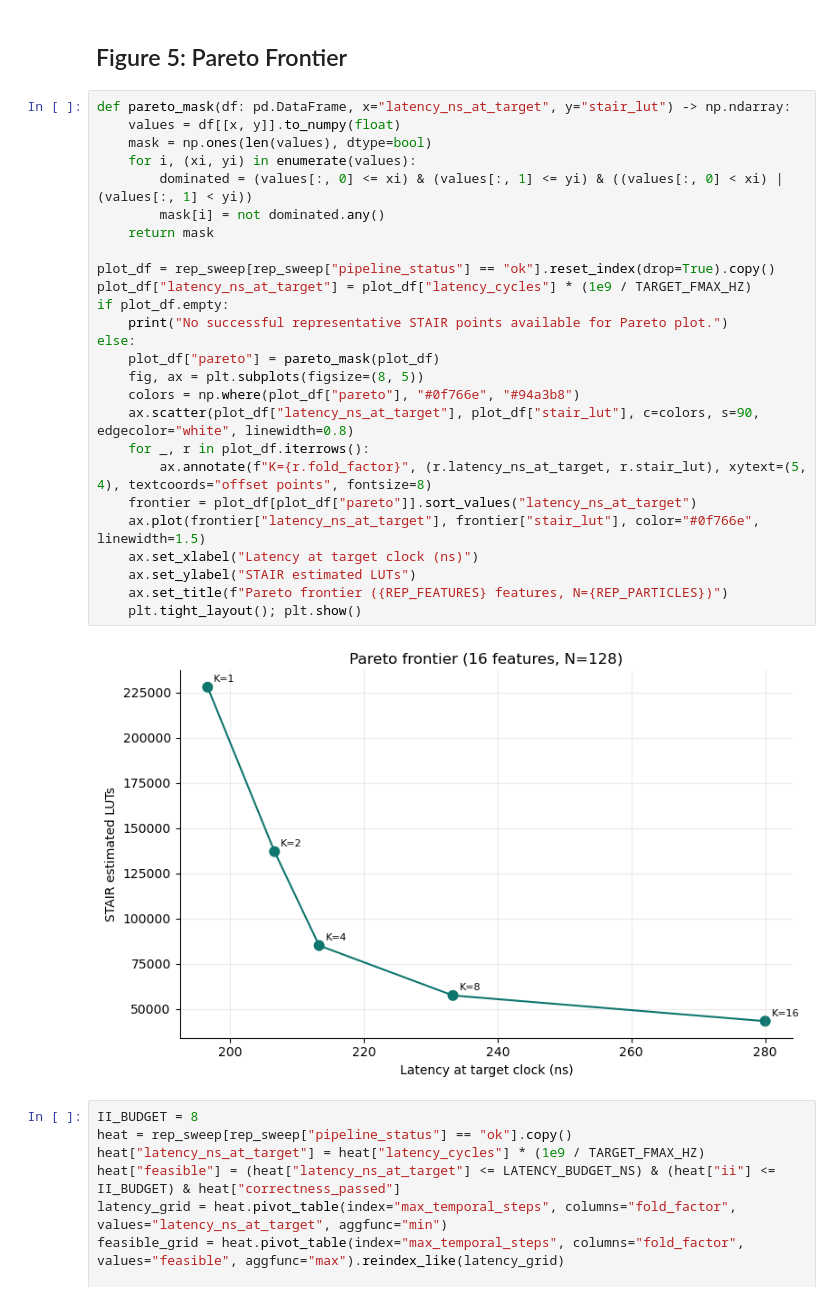
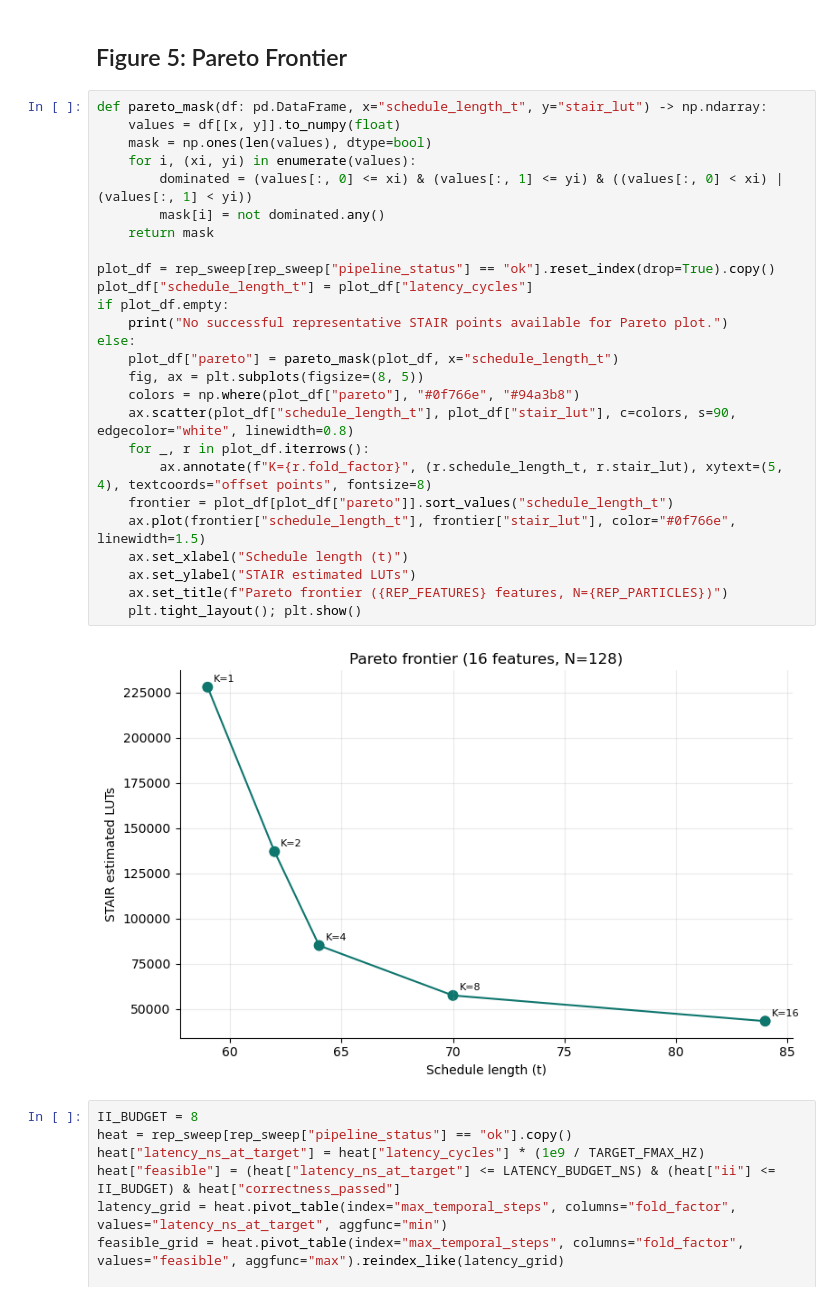
Before and after one commit to SriV04/STAIR, a Jupyter notebook: notebooks/stair_evaluation_graphs.ipynb, the cells around one changed output. Cells and saved outputs as stored; diff of their text form.

```diff
--- a/notebooks/stair_evaluation_graphs.ipynb
+++ b/notebooks/stair_evaluation_graphs.ipynb
@@ -608,33 +608,33 @@ plt.tight_layout(); plt.show()
 # %% [markdown]
 ## Figure 5: Pareto Frontier
 # %%
-def pareto_mask(df: pd.DataFrame, x="latency_ns_at_target", y="stair_lut") -> np.ndarray:
+def pareto_mask(df: pd.DataFrame, x="schedule_length_t", y="stair_lut") -> np.ndarray:
     values = df[[x, y]].to_numpy(float)
     mask = np.ones(len(values), dtype=bool)
     for i, (xi, yi) in enumerate(values):
         dominated = (values[:, 0] <= xi) & (values[:, 1] <= yi) & ((values[:, 0] < xi) | (values[:, 1] < yi))
         mask[i] = not dominated.any()
     return mask
 
 plot_df = rep_sweep[rep_sweep["pipeline_status"] == "ok"].reset_index(drop=True).copy()
-plot_df["latency_ns_at_target"] = plot_df["latency_cycles"] * (1e9 / TARGET_FMAX_HZ)
+plot_df["schedule_length_t"] = plot_df["latency_cycles"]
 if plot_df.empty:
     print("No successful representative STAIR points available for Pareto plot.")
 else:
-    plot_df["pareto"] = pareto_mask(plot_df)
+    plot_df["pareto"] = pareto_mask(plot_df, x="schedule_length_t")
     fig, ax = plt.subplots(figsize=(8, 5))
     colors = np.where(plot_df["pareto"], "#0f766e", "#94a3b8")
-    ax.scatter(plot_df["latency_ns_at_target"], plot_df["stair_lut"], c=colors, s=90, edgecolor="white", linewidth=0.8)
+    ax.scatter(plot_df["schedule_length_t"], plot_df["stair_lut"], c=colors, s=90, edgecolor="white", linewidth=0.8)
     for _, r in plot_df.iterrows():
-        ax.annotate(f"K={r.fold_factor}", (r.latency_ns_at_target, r.stair_lut), xytext=(5, 4), textcoords="offset points", fontsize=8)
-    frontier = plot_df[plot_df["pareto"]].sort_values("latency_ns_at_target")
-    ax.plot(frontier["latency_ns_at_target"], frontier["stair_lut"], color="#0f766e", linewidth=1.5)
-    ax.set_xlabel("Latency at target clock (ns)")
+        ax.annotate(f"K={r.fold_factor}", (r.schedule_length_t, r.stair_lut), xytext=(5, 4), textcoords="offset points", fontsize=8)
+    frontier = plot_df[plot_df["pareto"]].sort_values("schedule_length_t")
+    ax.plot(frontier["schedule_length_t"], frontier["stair_lut"], color="#0f766e", linewidth=1.5)
+    ax.set_xlabel("Schedule length (t)")
     ax.set_ylabel("STAIR estimated LUTs")
     ax.set_title(f"Pareto frontier ({REP_FEATURES} features, N={REP_PARTICLES})")
     plt.tight_layout(); plt.show()
 # %% [output]
-[figure, old version]
+[figure, new version]
 # %%
 II_BUDGET = 8
 heat = rep_sweep[rep_sweep["pipeline_status"] == "ok"].copy()
```
Also changed, not shown: 11 other files.
